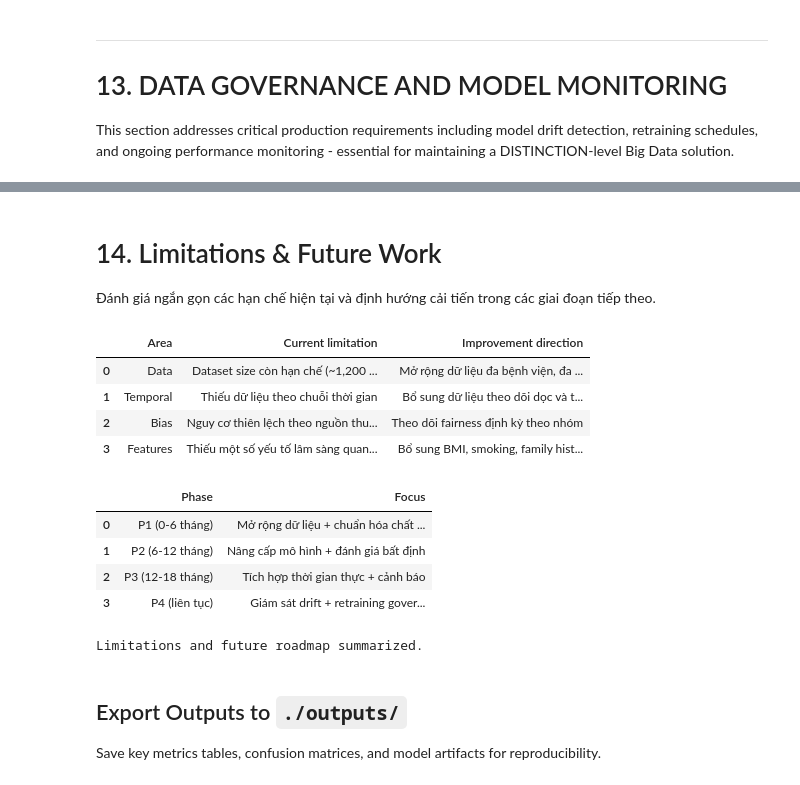
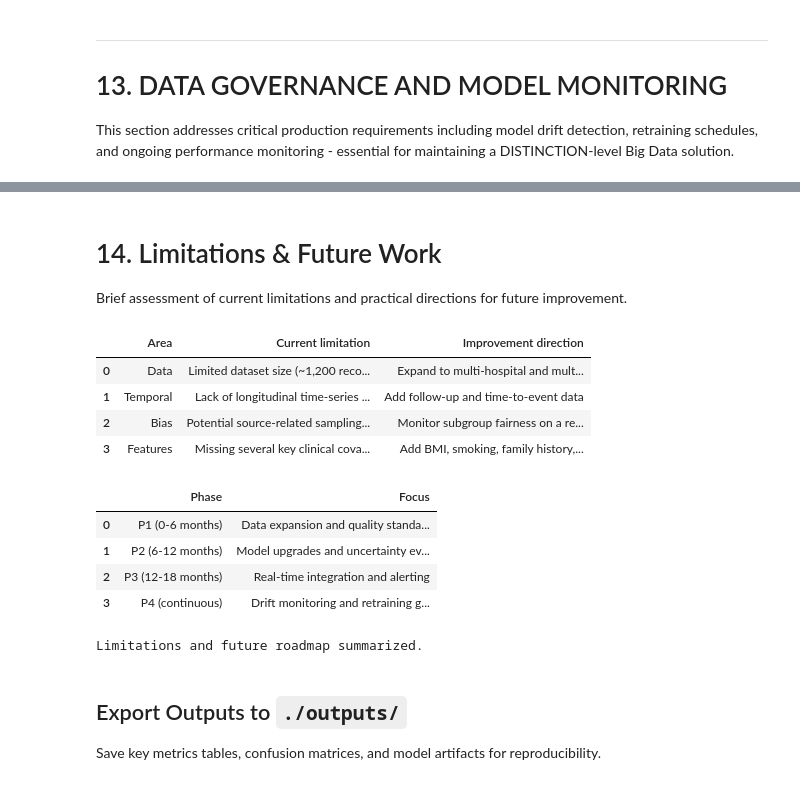
Before and after one commit to AnBinh1703/E1403_DuongBinhAn, a Jupyter notebook: notebook/Heart_Disease_BigData_Analytics_Project.ipynb, the cells around one changed output, grey strips where cells are left out. Saved outputs shown, nothing was run; the diff lists cells and outputs as text; code cells hidden in the pictures.

```diff
--- a/notebook/Heart_Disease_BigData_Analytics_Project.ipynb
+++ b/notebook/Heart_Disease_BigData_Analytics_Project.ipynb
@@ -5551,37 +4423,37 @@ Concept Drift Feature importance shift > 20%      Architecture review + retrain
 # %% [markdown]
 # 14. Limitations & Future Work
 
-Đánh giá ngắn gọn các hạn chế hiện tại và định hướng cải tiến trong các giai đoạn tiếp theo.
+Brief assessment of current limitations and practical directions for future improvement.
 # %%
 # 14. Limitations & Future Work (concise)
 limitations_df = pd.DataFrame([
-    {"Area": "Data", "Current limitation": "Dataset size còn hạn chế (~1,200 bản ghi)", "Improvement direction": "Mở rộng dữ liệu đa bệnh viện, đa vùng"},
-    {"Area": "Temporal", "Current limitation": "Thiếu dữ liệu theo chuỗi thời gian", "Improvement direction": "Bổ sung dữ liệu theo dõi dọc và time-to-event"},
-    {"Area": "Bias", "Current limitation": "Nguy cơ thiên lệch theo nguồn thu thập", "Improvement direction": "Theo dõi fairness định kỳ theo nhóm"},
-    {"Area": "Features", "Current limitation": "Thiếu một số yếu tố lâm sàng quan trọng", "Improvement direction": "Bổ sung BMI, smoking, family history, medication"},
+    {"Area": "Data", "Current limitation": "Limited dataset size (~1,200 records)", "Improvement direction": "Expand to multi-hospital and multi-region data"},
+    {"Area": "Temporal", "Current limitation": "Lack of longitudinal time-series data", "Improvement direction": "Add follow-up and time-to-event data"},
+    {"Area": "Bias", "Current limitation": "Potential source-related sampling bias", "Improvement direction": "Monitor subgroup fairness on a regular schedule"},
+    {"Area": "Features", "Current limitation": "Missing several key clinical covariates", "Improvement direction": "Add BMI, smoking, family history, medication"},
 ])
 
 roadmap_df = pd.DataFrame([
-    {"Phase": "P1 (0-6 tháng)", "Focus": "Mở rộng dữ liệu + chuẩn hóa chất lượng"},
-    {"Phase": "P2 (6-12 tháng)", "Focus": "Nâng cấp mô hình + đánh giá bất định"},
-    {"Phase": "P3 (12-18 tháng)", "Focus": "Tích hợp thời gian thực + cảnh báo"},
-    {"Phase": "P4 (liên tục)", "Focus": "Giám sát drift + retraining governance"},
+    {"Phase": "P1 (0-6 months)", "Focus": "Data expansion and quality standardization"},
+    {"Phase": "P2 (6-12 months)", "Focus": "Model upgrades and uncertainty evaluation"},
+    {"Phase": "P3 (12-18 months)", "Focus": "Real-time integration and alerting"},
+    {"Phase": "P4 (continuous)", "Focus": "Drift monitoring and retraining governance"},
 ])
 
 display(limitations_df)
 display(roadmap_df)
 print("Limitations and future roadmap summarized.")
 # %% [output]
 |  | Area | Current limitation | Improvement direction |
-| 0 | Data | Dataset size còn hạn chế (~1,200 ... | Mở rộng dữ liệu đa bệnh viện, đa ... |
-| 1 | Temporal | Thiếu dữ liệu theo chuỗi thời gian | Bổ sung dữ liệu theo dõi dọc và t... |
-| 2 | Bias | Nguy cơ thiên lệch theo nguồn thu... | Theo dõi fairness định kỳ theo nhóm |
-| 3 | Features | Thiếu một số yếu tố lâm sàng quan... | Bổ sung BMI, smoking, family hist... |
+| 0 | Data | Limited dataset size (~1,200 reco... | Expand to multi-hospital and mult... |
+| 1 | Temporal | Lack of longitudinal time-series ... | Add follow-up and time-to-event data |
+| 2 | Bias | Potential source-related sampling... | Monitor subgroup fairness on a re... |
+| 3 | Features | Missing several key clinical cova... | Add BMI, smoking, family history,... |
 |  | Phase | Focus |
-| 0 | P1 (0-6 tháng) | Mở rộng dữ liệu + chuẩn hóa chất ... |
-| 1 | P2 (6-12 tháng) | Nâng cấp mô hình + đánh giá bất định |
-| 2 | P3 (12-18 tháng) | Tích hợp thời gian thực + cảnh báo |
-| 3 | P4 (liên tục) | Giám sát drift + retraining gover... |
+| 0 | P1 (0-6 months) | Data expansion and quality standa... |
+| 1 | P2 (6-12 months) | Model upgrades and uncertainty ev... |
+| 2 | P3 (12-18 months) | Real-time integration and alerting |
+| 3 | P4 (continuous) | Drift monitoring and retraining g... |
 Limitations and future roadmap summarized.
 # %% [markdown]
 ## Export Outputs to `./outputs/`
```
Also changed, not shown: parts of 34 cells of this notebook, 18 other files.
